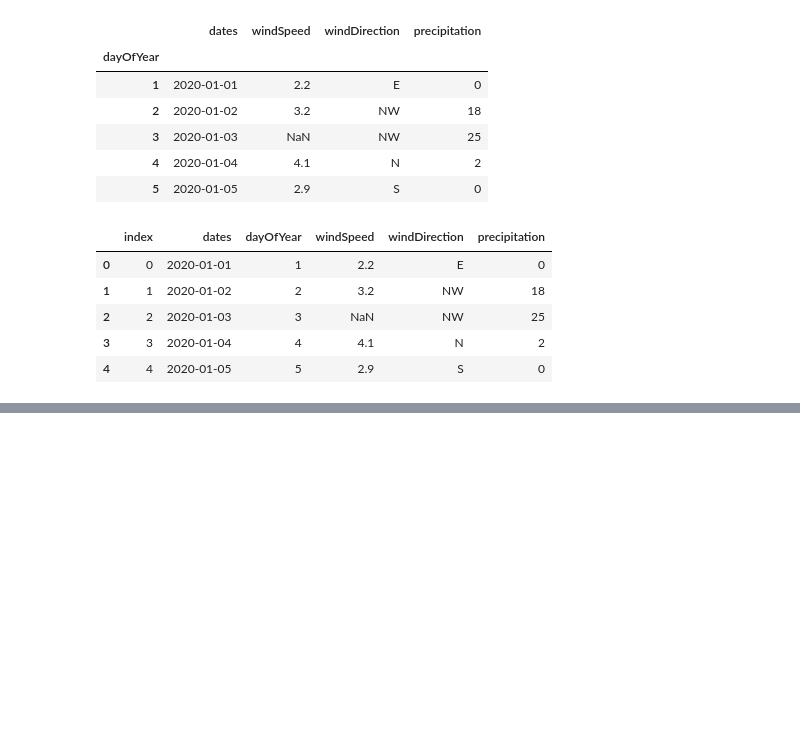
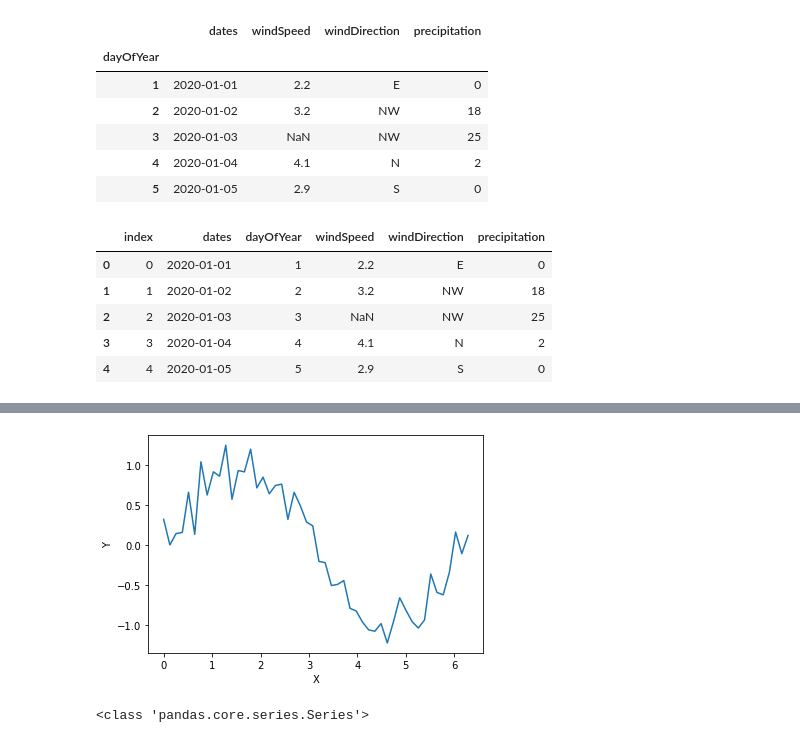
Before and after one commit to andres-patrignani/pynotes, a Jupyter notebook: notebooks/pandas_module.ipynb, the cells around one changed output, grey strips where cells are left out. Drawn from its saved outputs; the diff is of its cells as text; code cells hidden in the pictures; blank space fills up the shorter version.

```diff
--- a/notebooks/pandas_module.ipynb
+++ b/notebooks/pandas_module.ipynb
@@ -442,0 +430,22 @@ array([2.2, 3.2, nan, 4.1, 2.9])
+# %%
+# For reproducibility
+np.random.seed(1)
+
+# Create some synthetic data
+x = np.linspace(0,2*np.pi)
+y = np.sin(x)  + np.random.randn(x.size)*0.2
+# %%
+import matplotlib.pyplot as plt
+
+plt.plot(x,y)
+plt.xlabel('X')
+plt.ylabel('Y')
+plt.show()
+# %% [output]
+[figure, added]
+# %%
+# Convert numpy array into Pandas series
+ypd = pd.Series(y)
+print(type(ypd))
+# %% [output]
+<class 'pandas.core.series.Series'>
```
Also changed, not shown: parts of 15 cells of this notebook, 8 other files.
